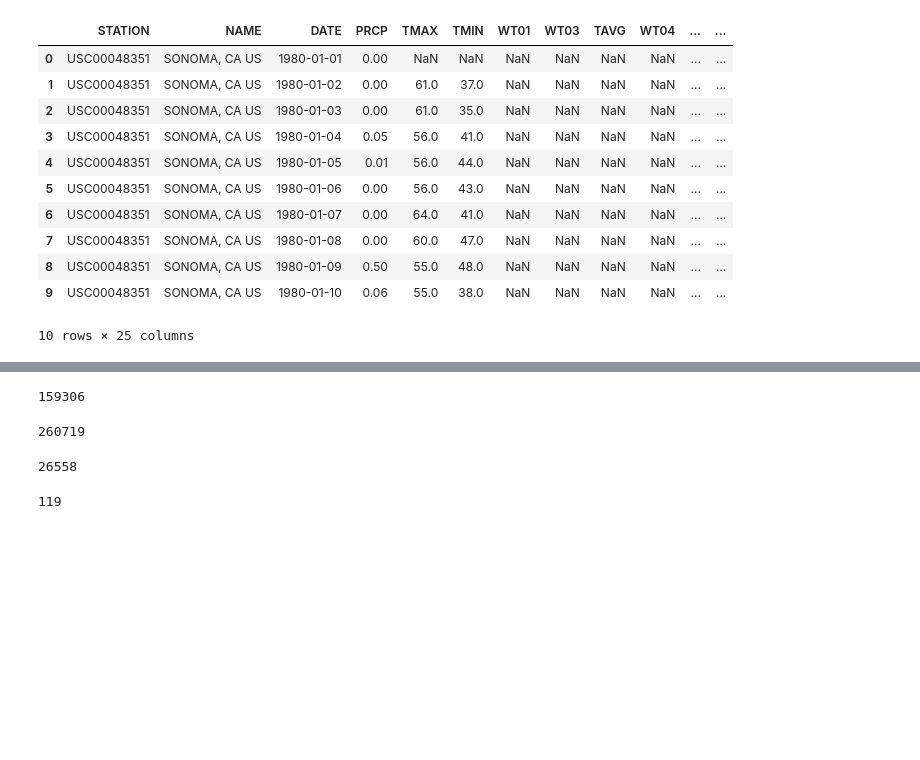
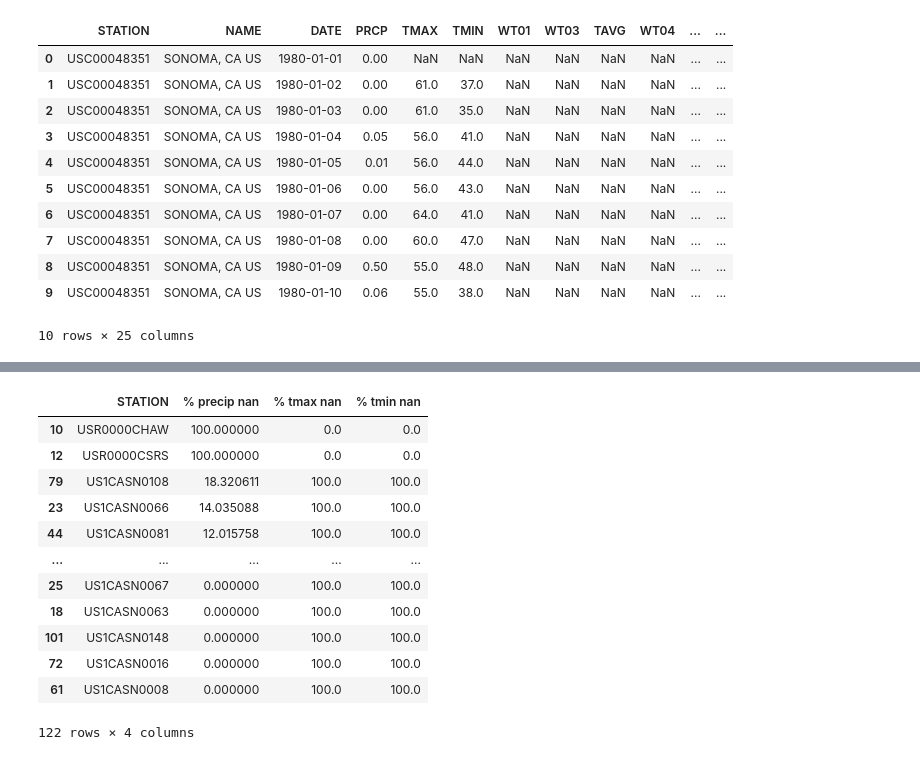
Before and after one commit to coldzonemt/Capstone_2, a Jupyter notebook: Data_Wragnling.ipynb, the cells around one changed output, grey strips where cells are left out. Cells and saved outputs as stored; diff of their text form; code cells hidden in the pictures; blank space fills up the shorter version.

Commit message:
handle NaNs in data

```diff
--- a/Data_Wragnling.ipynb
+++ b/Data_Wragnling.ipynb
@@ -83,7 +90,7 @@ sonomoa_list = [sonoma_1_df, sonoma_2_df, sonoma_3_df, sonoma_4_df, sonoma_5_df,
 2016-01-01 2020-12-31
 # %%
 # combine into a single df for ease of cleaning and analysis
-somona_weather_df = pd.concat([
+sonoma_weather_df = pd.concat([
     sonoma_1_df,
     sonoma_2_df,
     sonoma_3_df,
@@ -120,3 +151,10 @@ somona_weather_df.head(10)
 # %%
-# Get column names - may want to drop the "WT" columns if there are too many NaNs (that is a "weather type" column)
-somona_weather_df.columns
+# Drop all the W columns - they have too many NaNs
+# Also drop the TAVG col as it is 91.8% NaN
+cols = sonoma_weather_df.columns
+for i in cols:
+    if i[0] == 'W':
+        print('i', i)
+        sonoma_weather_df = sonoma_weather_df.drop(i, axis=1)
+    elif i == 'TAVG':
+        sonoma_weather_df = sonoma_weather_df.drop(i, axis=1)
@@ -133,17 +170,6 @@ somona_weather_df['TMAX'].isna().sum()
-# %%
-somona_weather_df['TMIN'].isna().sum()
-# %% [output]
-159306
-# %%
-somona_weather_df['TAVG'].isna().sum()
-# %% [output]
-260719
-# %%
-somona_weather_df['PRCP'].isna().sum()
-# %% [output]
-26558
 # %%
 # Get number of unique locations
-len(somona_weather_df['NAME'].unique())
+sonoma_names = sonoma_weather_df['NAME'].unique()
+
+# Get number of unique stations
+sonoma_stations = sonoma_weather_df['STATION'].unique()
-# %% [output]
-119
@@ -149,0 +188,42 @@ len(somona_weather_df['NAME'].unique())
+# %%
+# I want to see which stations and / or locations have > 20% NaN values; it may be necessary to delete these stations, or
+# possibly use kriging to spatially interpolate for missing temperature values (this is most likely outside the scope of this project)
+def get_na_sum(col_name):
+    vals = sonoma_weather_df[col_name].unique()
+    col_nan_df = []
+    for i in vals:
+        location = sonoma_weather_df[col_name]==i
+        total_count = sonoma_weather_df.loc[location][col_name].count()
+
+        precip = (sonoma_weather_df.loc[location]['PRCP'].isna().sum()) / total_count * 100
+        tmax = sonoma_weather_df.loc[location]['TMAX'].isna().sum() / total_count * 100
+        tmin = sonoma_weather_df.loc[location]['TMIN'].isna().sum() / total_count * 100
+
+        col_nan_df.append({
+            col_name: i,
+            '% precip nan': precip,
+            '% tmax nan': tmax,
+            '% tmin nan': tmin
+        })
+
+    return pd.DataFrame(col_nan_df)
+
+station_nan_df = get_na_sum('STATION')
+name_nan_df = get_na_sum('NAME')
+# %%
+station_nan_df.sort_values(by='% precip nan', ascending=False)
+# A quick glance at this sort shows that there are some stations that measure only precipitation, and some that only measure temperature
+# %% [output]
+|  | STATION | % precip nan | % tmax nan | % tmin nan |
+| 10 | USR0000CHAW | 100.000000 | 0.0 | 0.0 |
+| 12 | USR0000CSRS | 100.000000 | 0.0 | 0.0 |
+| 79 | US1CASN0108 | 18.320611 | 100.0 | 100.0 |
+| 23 | US1CASN0066 | 14.035088 | 100.0 | 100.0 |
+| 44 | US1CASN0081 | 12.015758 | 100.0 | 100.0 |
+| ... | ... | ... | ... | ... |
+| 25 | US1CASN0067 | 0.000000 | 100.0 | 100.0 |
+| 18 | US1CASN0063 | 0.000000 | 100.0 | 100.0 |
+| 101 | US1CASN0148 | 0.000000 | 100.0 | 100.0 |
+| 72 | US1CASN0016 | 0.000000 | 100.0 | 100.0 |
+| 61 | US1CASN0008 | 0.000000 | 100.0 | 100.0 |
+122 rows × 4 columns
```
Also changed, not shown: parts of 15 cells of this notebook.
